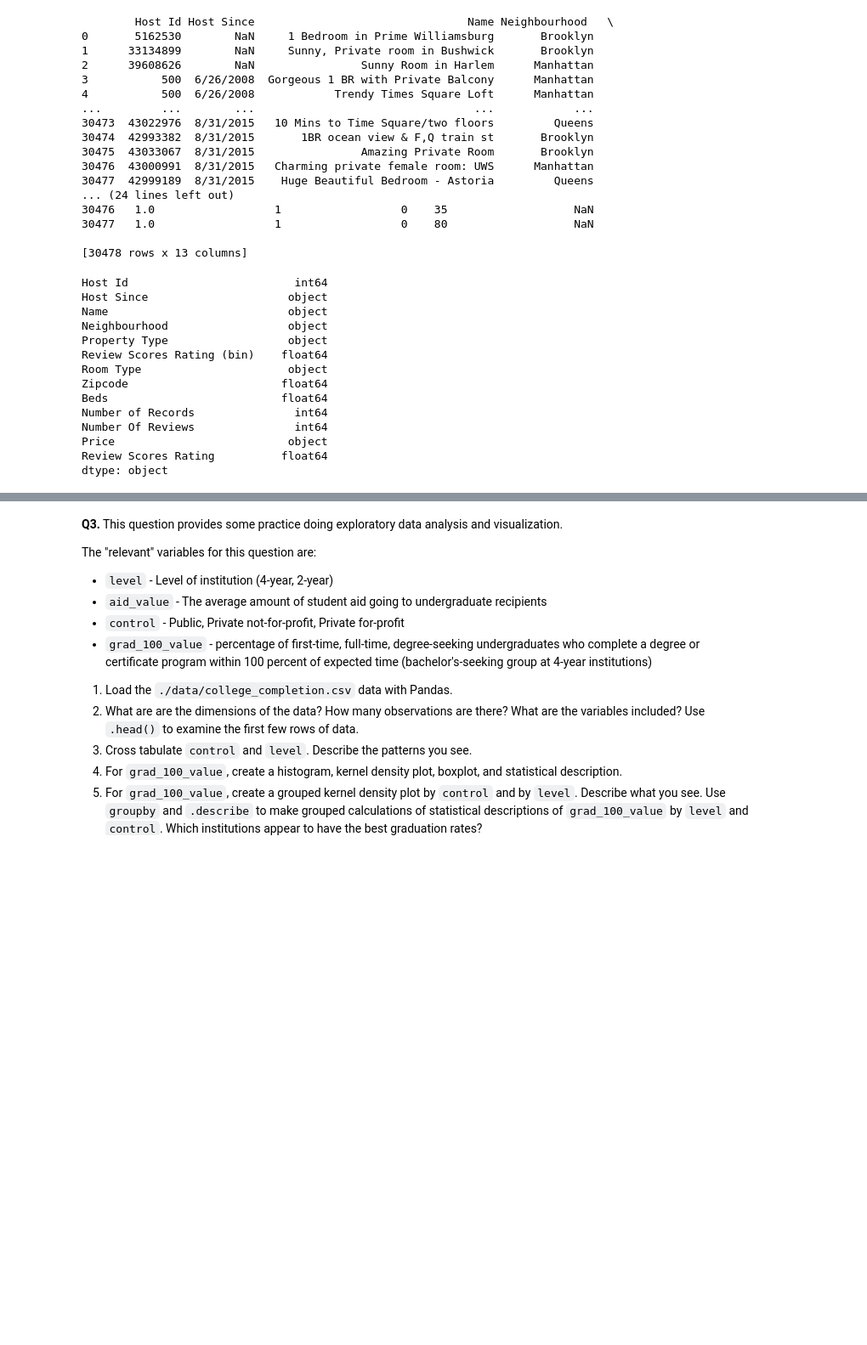
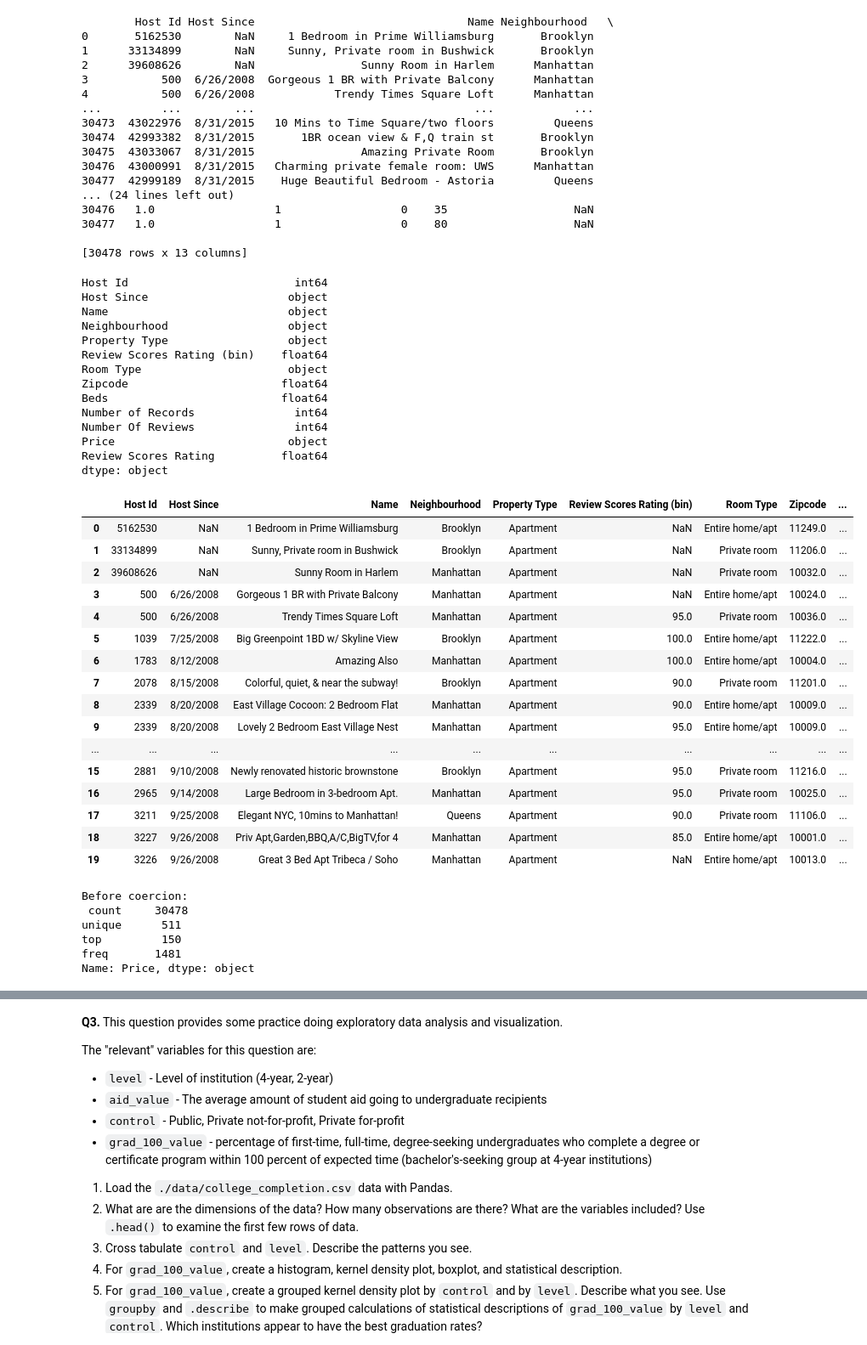
Before and after one commit to charlie-perez-35/DS3001-assignment2, a Jupyter notebook: assignment2.ipynb, the cells around one changed output, grey strips where cells are left out. Shown at 85% size. Drawn from its saved outputs; the diff is of its cells as text; code cells hidden in the pictures; blank space fills up the shorter version.

```diff
--- a/assignment2.ipynb
+++ b/assignment2.ipynb
@@ -95,19 +100,53 @@ print(df)
 
 [30478 rows x 13 columns]
 # %%
+# Kowalski, analysis!
+
 print(df.dtypes, '\n')
+df.head(20)
 # %% [output]
 Host Id                         int64
 Host Since                     object
 Name                           object
 Neighbourhood                  object
 Property Type                  object
 Review Scores Rating (bin)    float64
 Room Type                      object
 Zipcode                       float64
 Beds                          float64
 Number of Records               int64
 Number Of Reviews               int64
 Price                          object
 Review Scores Rating          float64
 dtype: object
+|  | Host Id | Host Since | Name | Neighbourhood | Property Type | Review Scores Rating (bin) | Room Type | Zipcode | ... |
+| 0 | 5162530 | NaN | 1 Bedroom in Prime Williamsburg | Brooklyn | Apartment | NaN | Entire home/apt | 11249.0 | ... |
+| 1 | 33134899 | NaN | Sunny, Private room in Bushwick | Brooklyn | Apartment | NaN | Private room | 11206.0 | ... |
+| 2 | 39608626 | NaN | Sunny Room in Harlem | Manhattan | Apartment | NaN | Private room | 10032.0 | ... |
+| 3 | 500 | 6/26/2008 | Gorgeous 1 BR with Private Balcony | Manhattan | Apartment | NaN | Entire home/apt | 10024.0 | ... |
+| 4 | 500 | 6/26/2008 | Trendy Times Square Loft | Manhattan | Apartment | 95.0 | Private room | 10036.0 | ... |
+| 5 | 1039 | 7/25/2008 | Big Greenpoint 1BD w/ Skyline View | Brooklyn | Apartment | 100.0 | Entire home/apt | 11222.0 | ... |
+| 6 | 1783 | 8/12/2008 | Amazing Also | Manhattan | Apartment | 100.0 | Entire home/apt | 10004.0 | ... |
+| 7 | 2078 | 8/15/2008 | Colorful, quiet, & near the subway! | Brooklyn | Apartment | 90.0 | Private room | 11201.0 | ... |
+| 8 | 2339 | 8/20/2008 | East Village Cocoon: 2 Bedroom Flat | Manhattan | Apartment | 90.0 | Entire home/apt | 10009.0 | ... |
+| 9 | 2339 | 8/20/2008 | Lovely 2 Bedroom East Village Nest | Manhattan | Apartment | 95.0 | Entire home/apt | 10009.0 | ... |
+| ... | ... | ... | ... | ... | ... | ... | ... | ... | ... |
+| 15 | 2881 | 9/10/2008 | Newly renovated historic brownstone | Brooklyn | Apartment | 95.0 | Private room | 11216.0 | ... |
+| 16 | 2965 | 9/14/2008 | Large Bedroom in 3-bedroom Apt. | Manhattan | Apartment | 95.0 | Private room | 10025.0 | ... |
+| 17 | 3211 | 9/25/2008 | Elegant NYC, 10mins to Manhattan! | Queens | Apartment | 90.0 | Private room | 11106.0 | ... |
+| 18 | 3227 | 9/26/2008 | Priv Apt,Garden,BBQ,A/C,BigTV,for 4 | Manhattan | Apartment | 85.0 | Entire home/apt | 10001.0 | ... |
+| 19 | 3226 | 9/26/2008 | Great 3 Bed Apt Tribeca / Soho | Manhattan | Apartment | NaN | Entire home/apt | 10013.0 | ... |
+# %%
+# head method unsuccessful (boo) for finding examples of price variable over 1000
+# gonna assume they exist though given the missing values exposed by my previous attempts at forced conversion (call me the Spanish Inquisition fr)
+# can see from inspection of variables that price variable is object type, not a numeric variable type (bad)
+# get rid of commas as they cause some problems in to_numeric that didn't allow me to convert anything over 1,000
+var = 'Price'
+print('Before coercion: \n', df[var].describe(),'\n')
+# %% [output]
+Before coercion:
+ count     30478
+unique      511
+top         150
+freq       1481
+Name: Price, dtype: object
```
Also changed, not shown: parts of 12 cells of this notebook.
